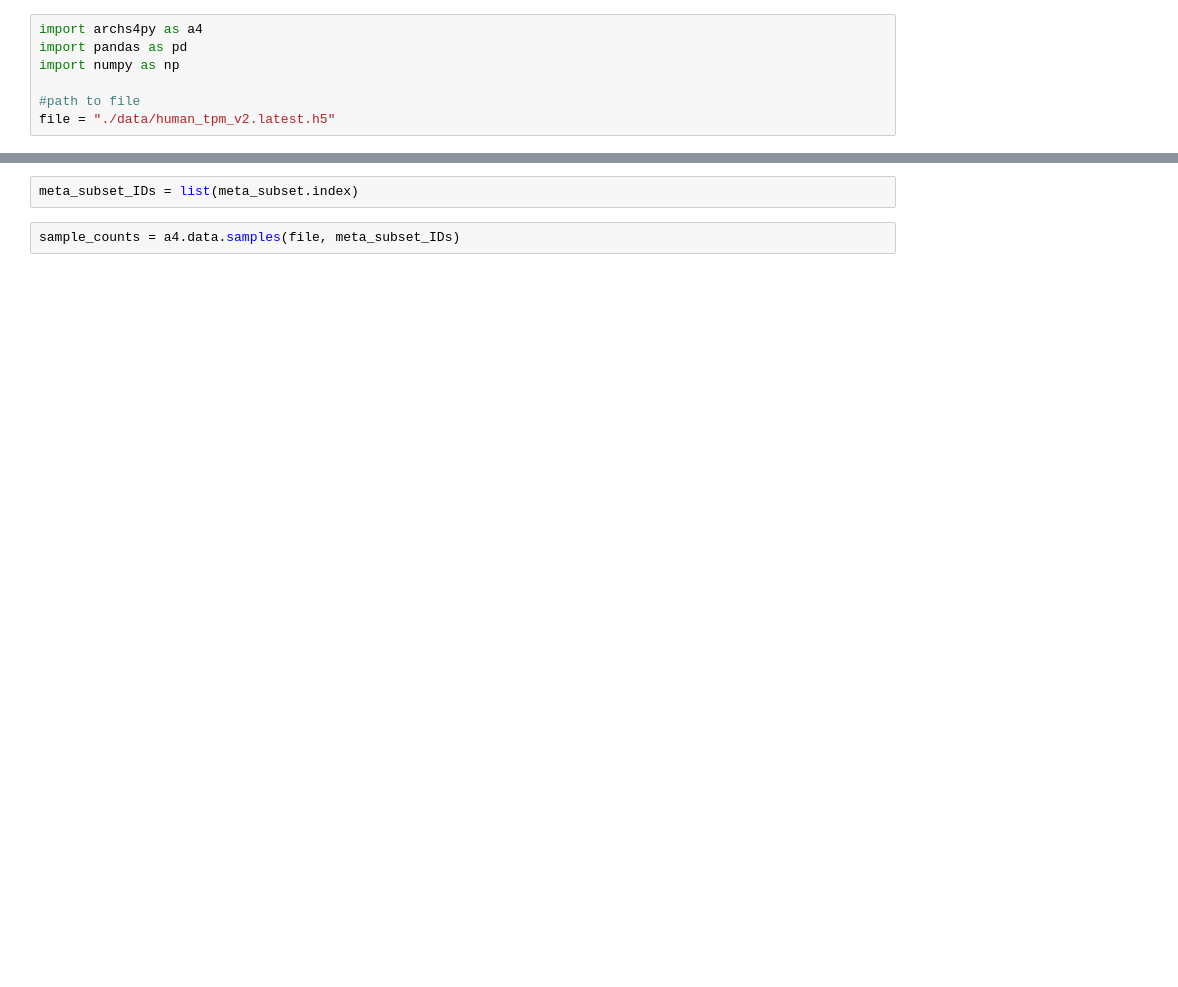
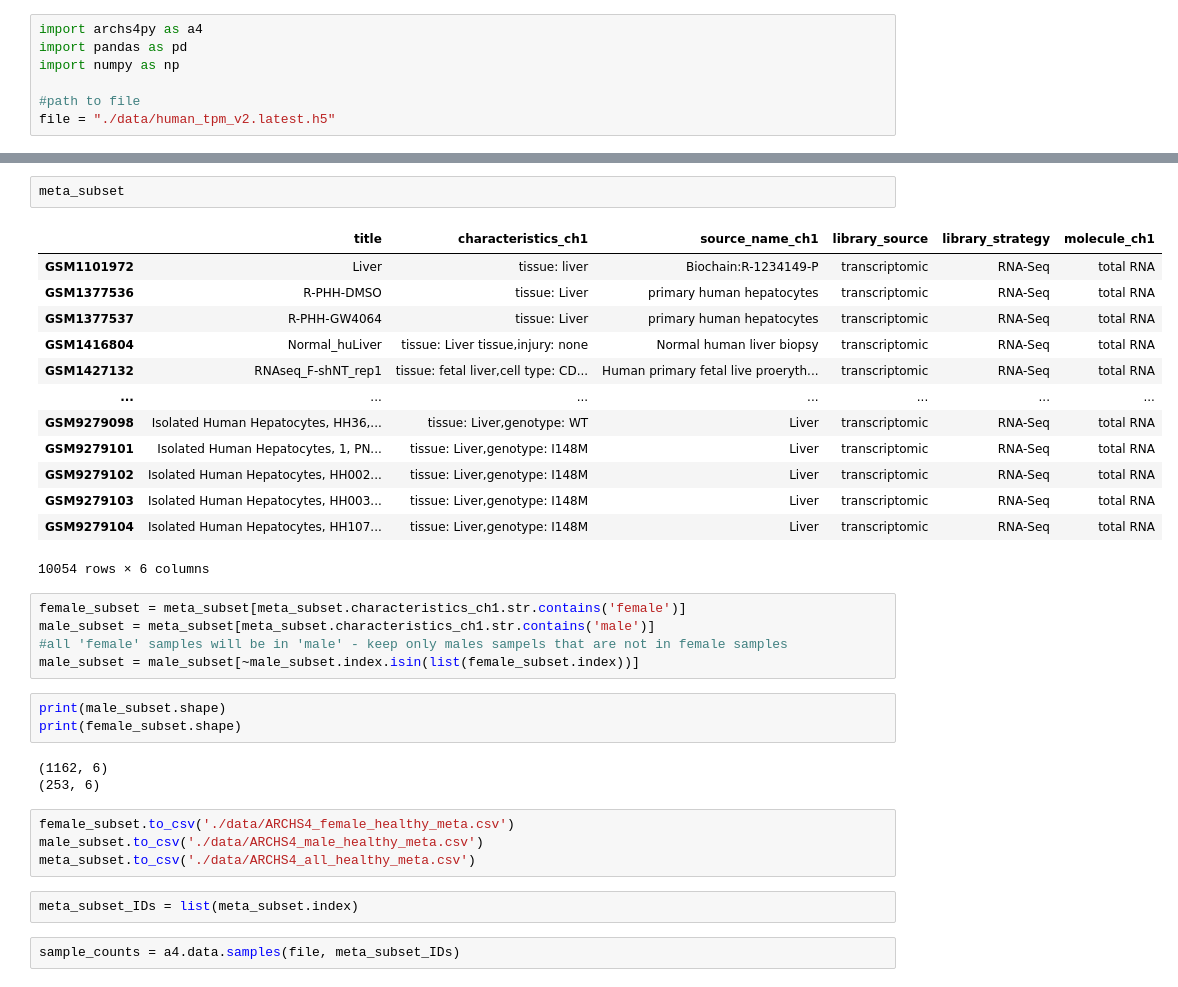
Before and after one commit to Alexander-Broadley/Zhang_lab_rotation, a Jupyter notebook: arch4s_data_processing/data_processing.ipynb, the cells around one changed output, grey strips where cells are left out. Drawn from its saved outputs; the diff is of its cells as text; blank space fills up the shorter version.

```diff
--- a/arch4s_data_processing/data_processing.ipynb
+++ b/arch4s_data_processing/data_processing.ipynb
@@ -18,4 +40,35 @@ meta_subset = meta_subset[~meta_subset.characteristics_ch1.str.contains('disease
 #meta_subset = meta_subset[meta_subset['characteristics_ch1'].str.contains('normal|healthy|Healthy')]
+# %%
+meta_subset
+# %% [output]
+|  | title | characteristics_ch1 | source_name_ch1 | library_source | library_strategy | molecule_ch1 |
+| GSM1101972 | Liver | tissue: liver | Biochain:R-1234149-P | transcriptomic | RNA-Seq | total RNA |
+| GSM1377536 | R-PHH-DMSO | tissue: Liver | primary human hepatocytes | transcriptomic | RNA-Seq | total RNA |
+| GSM1377537 | R-PHH-GW4064 | tissue: Liver | primary human hepatocytes | transcriptomic | RNA-Seq | total RNA |
+| GSM1416804 | Normal_huLiver | tissue: Liver tissue,injury: none | Normal human liver biopsy | transcriptomic | RNA-Seq | total RNA |
+| GSM1427132 | RNAseq_F-shNT_rep1 | tissue: fetal liver,cell type: CD... | Human primary fetal live proeryth... | transcriptomic | RNA-Seq | total RNA |
+| ... | ... | ... | ... | ... | ... | ... |
+| GSM9279098 | Isolated Human Hepatocytes, HH36,... | tissue: Liver,genotype: WT | Liver | transcriptomic | RNA-Seq | total RNA |
+| GSM9279101 | Isolated Human Hepatocytes, 1, PN... | tissue: Liver,genotype: I148M | Liver | transcriptomic | RNA-Seq | total RNA |
+| GSM9279102 | Isolated Human Hepatocytes, HH002... | tissue: Liver,genotype: I148M | Liver | transcriptomic | RNA-Seq | total RNA |
+| GSM9279103 | Isolated Human Hepatocytes, HH003... | tissue: Liver,genotype: I148M | Liver | transcriptomic | RNA-Seq | total RNA |
+| GSM9279104 | Isolated Human Hepatocytes, HH107... | tissue: Liver,genotype: I148M | Liver | transcriptomic | RNA-Seq | total RNA |
+10054 rows × 6 columns
+# %%
+female_subset = meta_subset[meta_subset.characteristics_ch1.str.contains('female')]
+male_subset = meta_subset[meta_subset.characteristics_ch1.str.contains('male')]
+#all 'female' samples will be in 'male' - keep only males sampels that are not in female samples
+male_subset = male_subset[~male_subset.index.isin(list(female_subset.index))]
+# %%
+print(male_subset.shape)
+print(female_subset.shape)
+# %% [output]
+(1162, 6)
+(253, 6)
+# %%
+female_subset.to_csv('./data/ARCHS4_female_healthy_meta.csv')
+male_subset.to_csv('./data/ARCHS4_male_healthy_meta.csv')
+meta_subset.to_csv('./data/ARCHS4_all_healthy_meta.csv')
 # %%
 meta_subset_IDs = list(meta_subset.index)
 # %%
```
Also changed, not shown: parts of 8 cells of this notebook, 2 other files.
